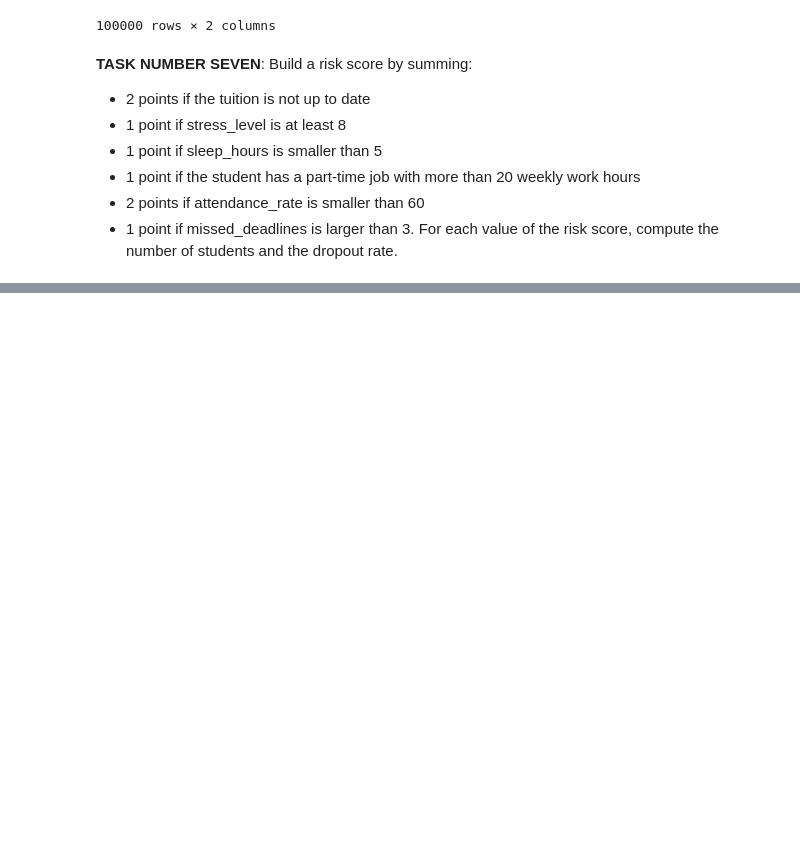
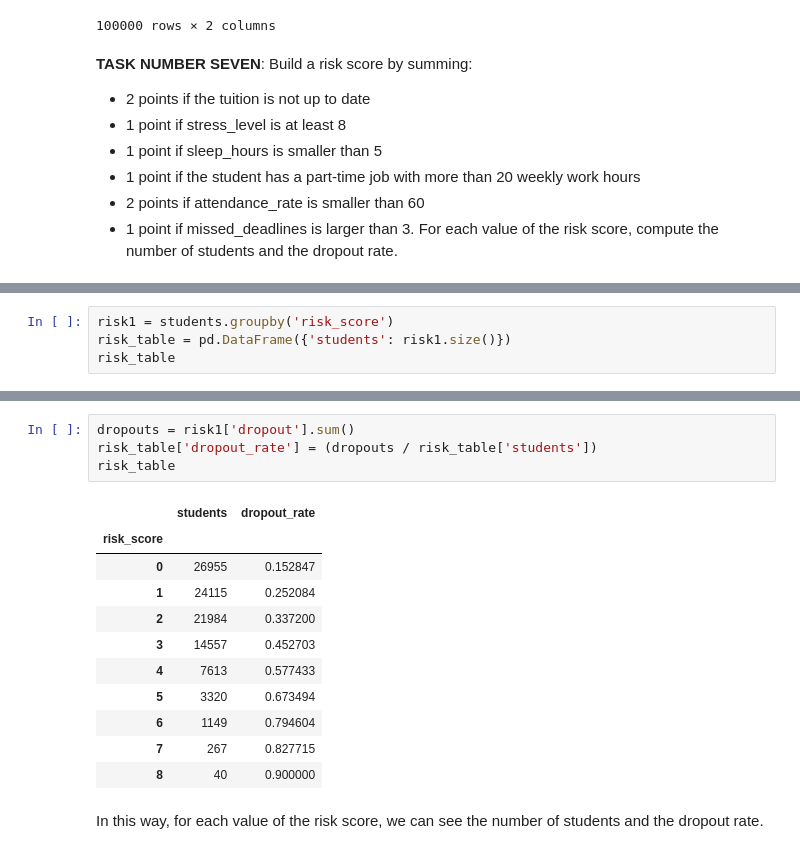
Before and after one commit to reneefarinelli/Farinelli_project, a Jupyter notebook: project_science.ipynb, the cells around one changed output, grey strips where cells are left out. Cells and saved outputs as stored; diff of their text form; blank space fills up the shorter version.

```diff
--- a/project_science.ipynb
+++ b/project_science.ipynb
@@ -333,0 +380,4 @@ For each value of the risk score, compute the number of students and the dropout
+# %%
+risk1 = students.groupby('risk_score')
+risk_table = pd.DataFrame({'students': risk1.size()})
+risk_table
@@ -333,0 +396,18 @@ For each value of the risk score, compute the number of students and the dropout
+# %%
+dropouts = risk1['dropout'].sum()
+risk_table['dropout_rate'] = (dropouts / risk_table['students'])
+risk_table
+# %% [output]
+|  | students | dropout_rate |
+| risk_score |  |  |
+| 0 | 26955 | 0.152847 |
+| 1 | 24115 | 0.252084 |
+| 2 | 21984 | 0.337200 |
+| 3 | 14557 | 0.452703 |
+| 4 | 7613 | 0.577433 |
+| 5 | 3320 | 0.673494 |
+| 6 | 1149 | 0.794604 |
+| 7 | 267 | 0.827715 |
+| 8 | 40 | 0.900000 |
+# %% [markdown]
+In this way, for each value of the risk score, we can see the number of students and the dropout rate.
```
Also changed, not shown: parts of 4 cells of this notebook.
